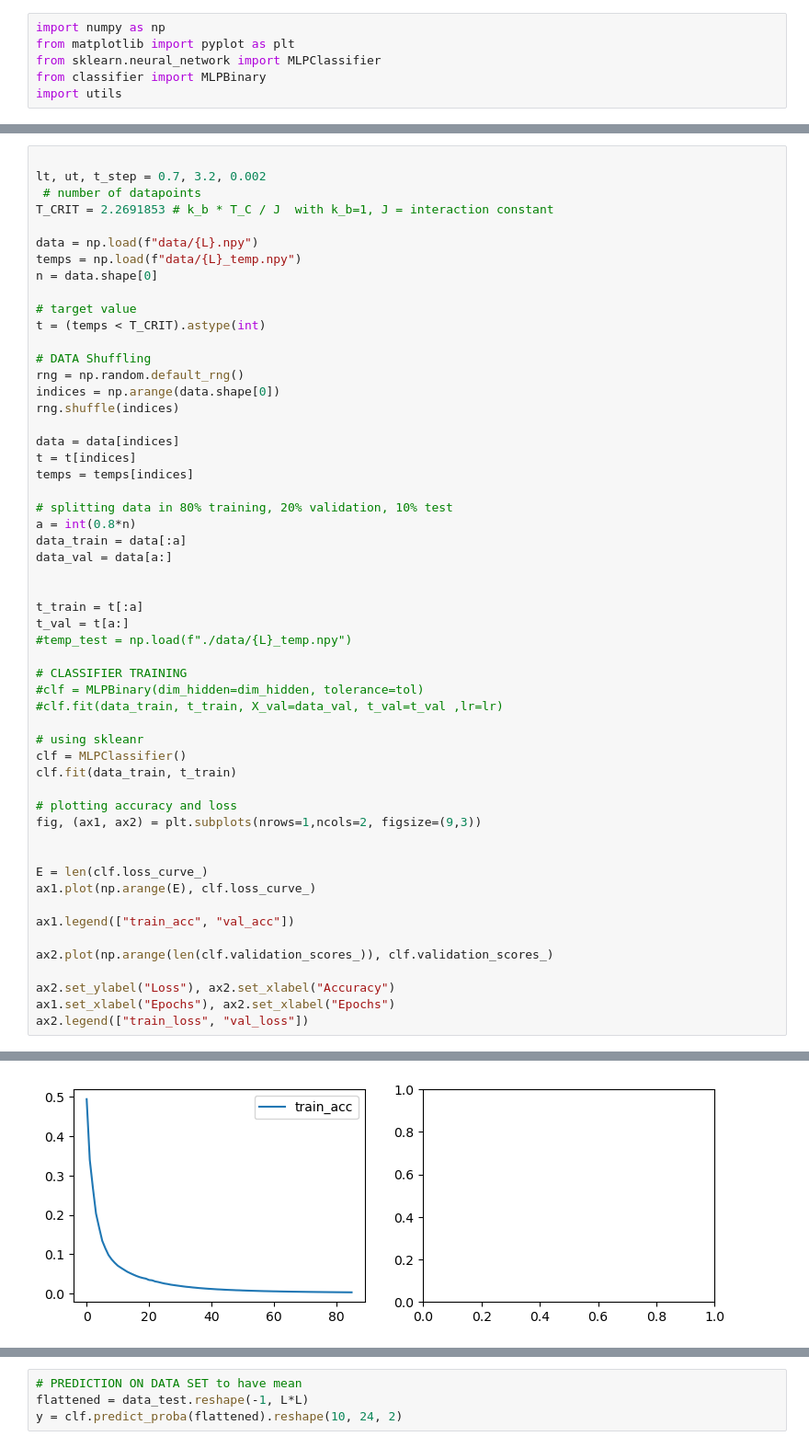
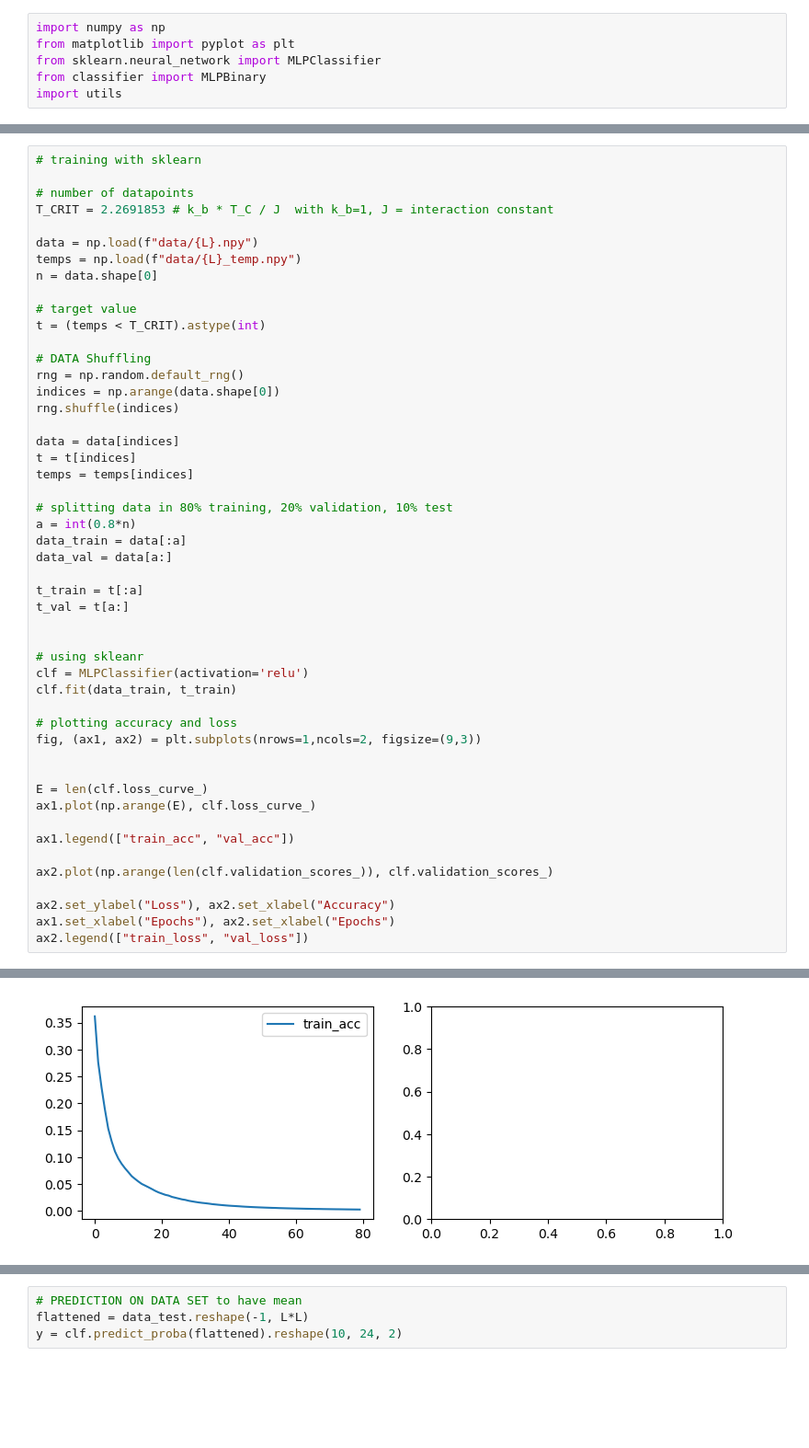
Before and after one commit to feanor3/tesi, a Jupyter notebook: analysis.ipynb, the cells around one changed output, grey strips where cells are left out. Shown at 92% size. Cells and saved outputs as stored; diff of their text form; blank space fills up the shorter version.

Commit message:
added ReLu to classifier

```diff
--- a/analysis.ipynb
+++ b/analysis.ipynb
@@ -80,7 +94,7 @@ t = (temps < T_CRIT).astype(int)
 # %%
+# training with sklearn
 
-lt, ut, t_step = 0.7, 3.2, 0.002
- # number of datapoints
+# number of datapoints
 T_CRIT = 2.2691853 # k_b * T_C / J  with k_b=1, J = interaction constant
 
 data = np.load(f"data/{L}.npy")
@@ -100,37 +114,32 @@ t = t[indices]
 temps = temps[indices]
 
 # splitting data in 80% training, 20% validation, 10% test
 a = int(0.8*n)
 data_train = data[:a]
 data_val = data[a:]
 
-
 t_train = t[:a]
 t_val = t[a:]
-#temp_test = np.load(f"./data/{L}_temp.npy")
 
-# CLASSIFIER TRAINING
-#clf = MLPBinary(dim_hidden=dim_hidden, tolerance=tol)
-#clf.fit(data_train, t_train, X_val=data_val, t_val=t_val ,lr=lr)
 
 # using skleanr
-clf = MLPClassifier()
+clf = MLPClassifier(activation='relu')
 clf.fit(data_train, t_train)
 
 # plotting accuracy and loss
 fig, (ax1, ax2) = plt.subplots(nrows=1,ncols=2, figsize=(9,3))
 
 
 E = len(clf.loss_curve_)
 ax1.plot(np.arange(E), clf.loss_curve_)
 
 ax1.legend(["train_acc", "val_acc"])
 
 ax2.plot(np.arange(len(clf.validation_scores_)), clf.validation_scores_)
 
 ax2.set_ylabel("Loss"), ax2.set_xlabel("Accuracy")
 ax1.set_xlabel("Epochs"), ax2.set_xlabel("Epochs")
 ax2.legend(["train_loss", "val_loss"])
 # %% [output]
 TypeError: object of type 'NoneType' has no len()
-[figure, old version]
+[figure, new version]
```
Also changed, not shown: parts of 14 cells of this notebook, 1 other file.
